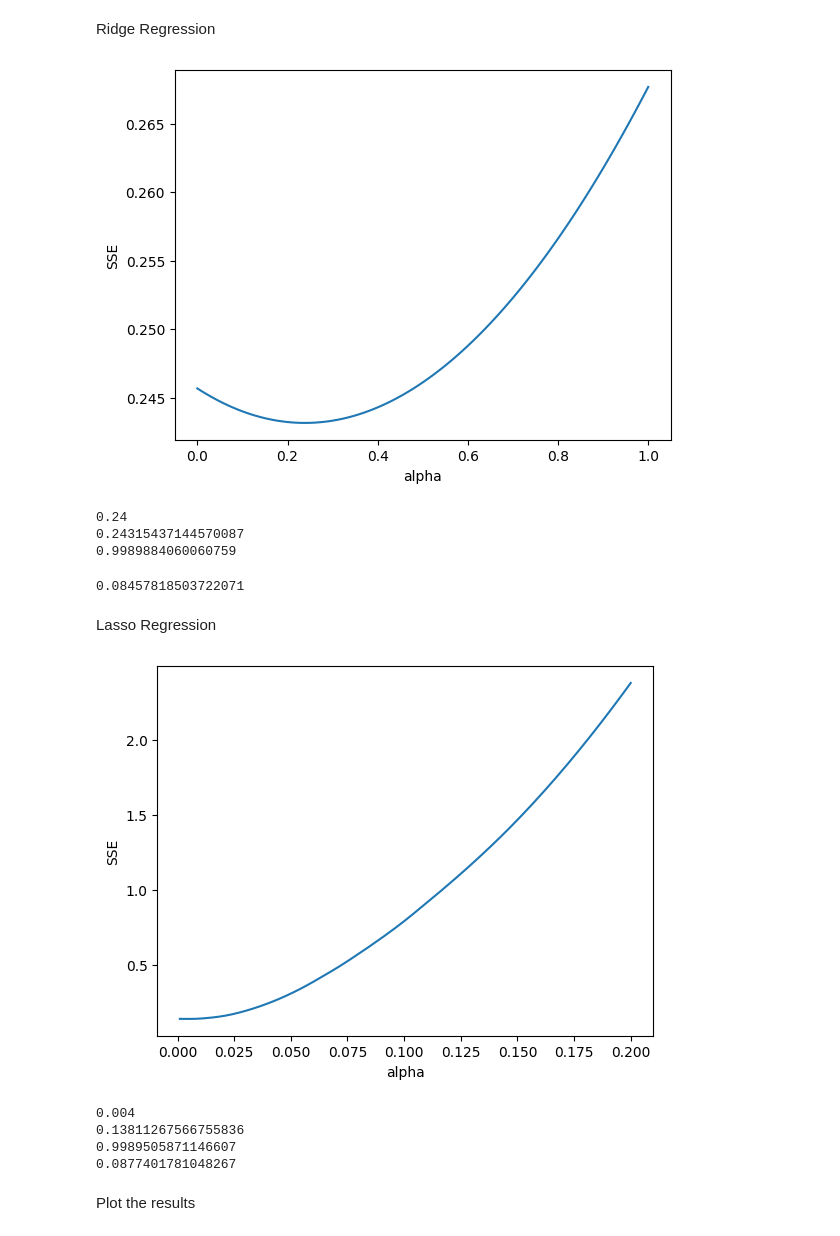
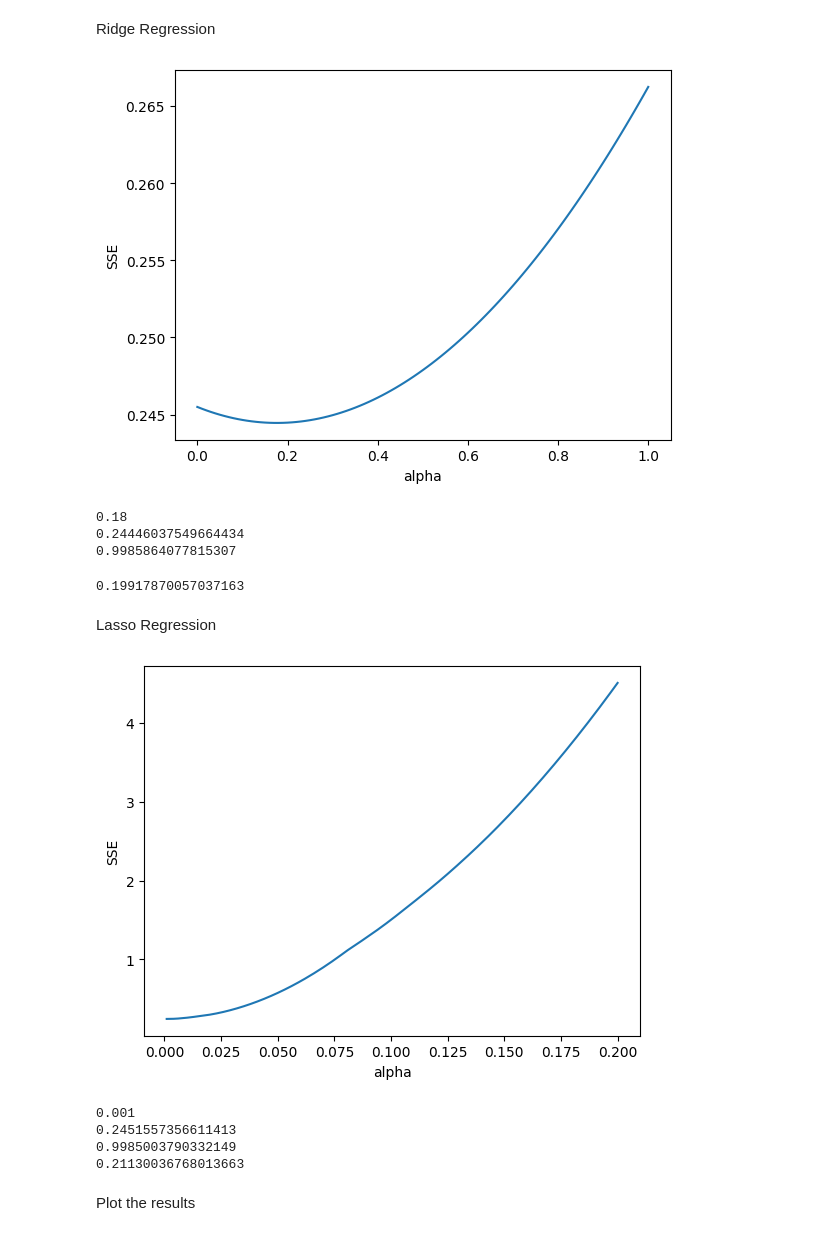
Before and after one commit to DuarteCerdeira/ML_Project, a Jupyter notebook: Regression1.ipynb, the cells around one changed output. Saved outputs shown, nothing was run; the diff lists cells and outputs as text; code cells hidden in the pictures.

```diff
--- a/Regression1.ipynb
+++ b/Regression1.ipynb
@@ -17,7 +17,7 @@ data_x = np.load('Xtrain_Regression1.npy')
 data_y = np.load('Ytrain_Regression1.npy')
 
 # Split the data into training/testing sets
-X_train, X_test, y_train, y_test = train_test_split(data_x, data_y, test_size=0.1, random_state=0)
+X_train, X_test, y_train, y_test = train_test_split(data_x, data_y, test_size=0.2, random_state=0)
 # %% [markdown]
 Linear Regression
 # %%
@@ -42,7 +42,7 @@ alpha = np.linspace(0, 1, 101)
 # Loop over the different values of alpha using cross validation
 for i in range(101):
     ridge = linear_model.Ridge(alpha=alpha[i])
-    sse[i] = cross_val_score(ridge, X_train, y_train, cv=5, scoring=sum_squared_errors).mean()
+    sse[i] = cross_val_score(ridge, data_x, data_y, cv=5, scoring=sum_squared_errors).mean()
 
 plt.plot(alpha, sse)
 plt.xlabel('alpha')
@@ -72,11 +72,11 @@ ridge.fit(X_train, y_train)
 print(ridge.score(X_test, y_test))
 sum_squared_errors(ridge, X_test, y_test)
 # %% [output]
-[figure, old version]
+[figure, new version]
-0.24
-0.24315437144570087
-0.9989884060060759
+0.18
+0.24446037549664434
+0.9985864077815307
-0.08457818503722071
+0.19917870057037163
 # %% [markdown]
 Lasso Regression
 # %%
@@ -86,41 +86,41 @@ alpha = np.linspace(0.001, 0.2, 200)
 # Loop over the different values of alpha using cross validation
 for i in range(200):
     lasso = linear_model.Lasso(alpha=alpha[i])
-    sse[i] = cross_val_score(lasso, X_train, y_train, cv=9, scoring=sum_squared_errors).mean()
+    sse[i] = cross_val_score(lasso, data_x, data_y, cv=5, scoring=sum_squared_errors).mean()
 
 plt.plot(alpha, sse)
 plt.xlabel('alpha')
 plt.ylabel('SSE')
 plt.show()
 
 best_alpha_lasso = alpha[np.argmin(sse)]
 print(best_alpha_lasso)
 print(sse.min())
 
 # for i in range(101):
 #     lasso = linear_model.Lasso(alpha=alpha[i])
 #     lasso.fit(X_train, y_train)
 #     sse[i] = sum_squared_errors(lasso, X_test, y_test)
 
 # plt.plot(alpha, sse)
 # plt.xlabel('alpha')
 # plt.ylabel('SSE')
 # plt.show()
 
 # best_alpha = alpha[np.argmin(sse)]
 # print(best_alpha)
 # print(sse.min())
 
 lasso = linear_model.Lasso(alpha=best_alpha_lasso)
 lasso.fit(X_train, y_train)
 print(lasso.score(X_test, y_test))
 print(sum_squared_errors(lasso, X_test, y_test))
 # %% [output]
-[figure, old version]
+[figure, new version]
-0.004
-0.13811267566755836
-0.9989505871146607
-0.0877401781048267
+0.001
+0.2451557356611413
+0.9985003790332149
+0.21130036768013663
 # %% [markdown]
 Plot the results
 # %%
```
Also changed, not shown: parts of 2 cells of this notebook, 1 other file.
